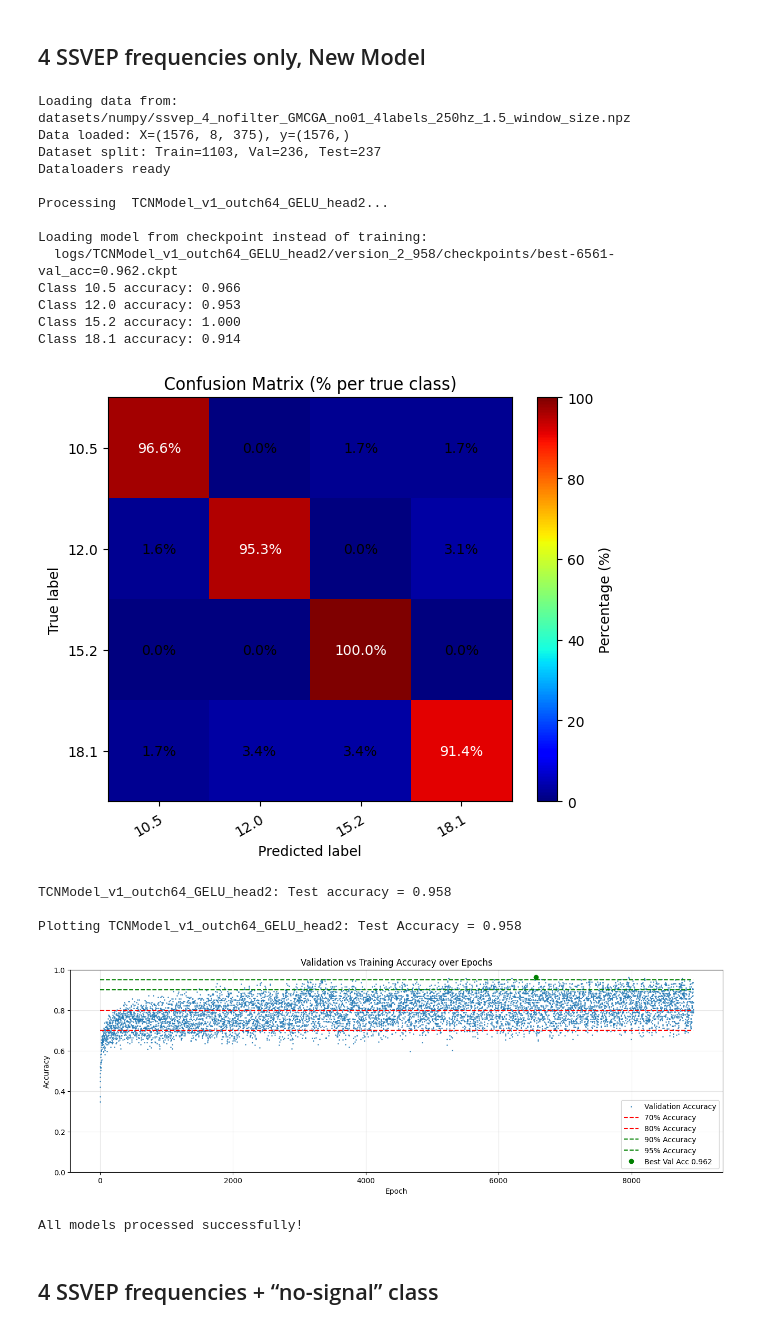
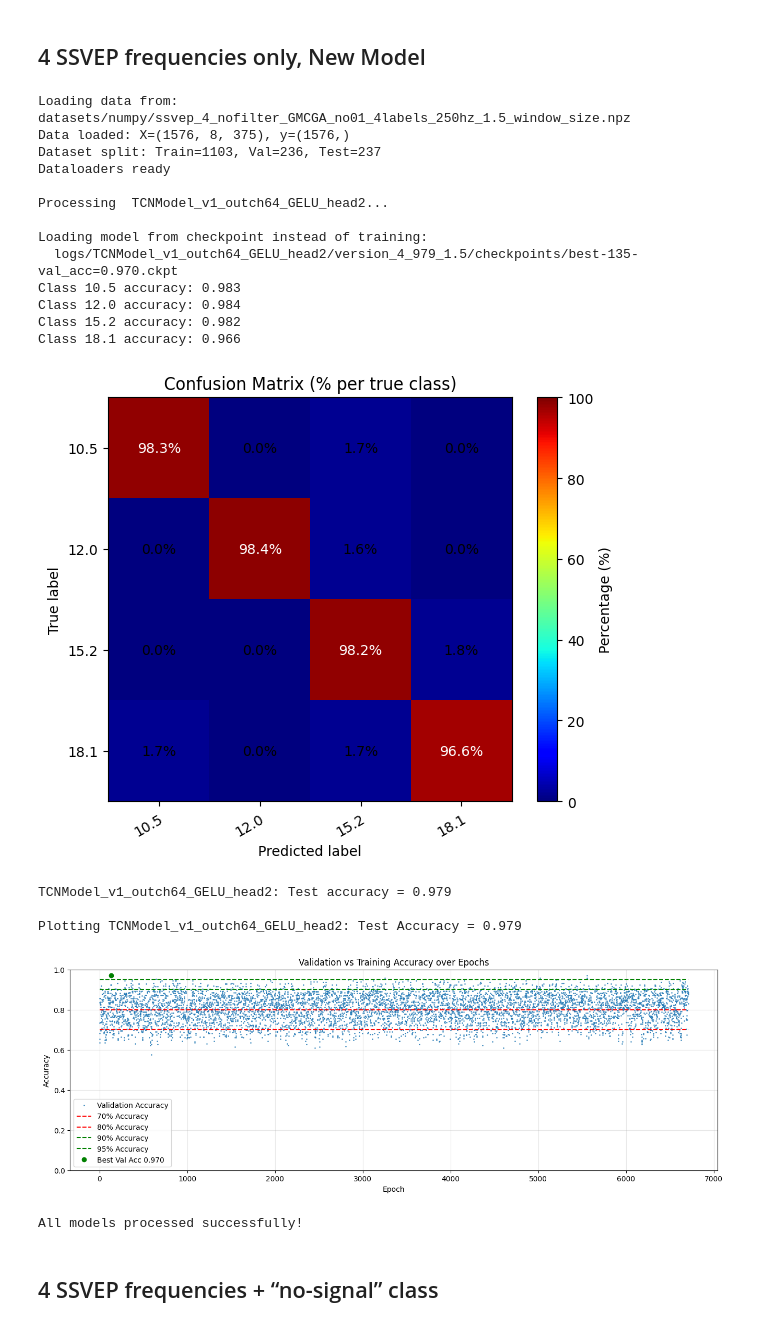
Before and after one commit to GeorgTenzing/EEG_Classification, a Jupyter notebook: Result_presentation.ipynb, the cells around one changed output. Cells and saved outputs as stored; diff of their text form; code cells hidden in the pictures.

Commit message:
new 4 label model showed 0.979 testing accuracy

```diff
--- a/Result_presentation.ipynb
+++ b/Result_presentation.ipynb
@@ -63,43 +63,45 @@ models = [
 shared_parameters_ssvep = {
     "data_path": "datasets/numpy/ssvep_4_nofilter_GMCGA_no01_4labels_250hz_1.5_window_size.npz",
 
     "DATASET_CLASS": EEGDataset_with_filters,
 
     "NOTCH_50": True,
     "OCCIPITAL_SLICE": slice(0, 8),
 
     "MAX_TIME": "00:00:40:00",
     "MODEL_KWARGS": {
         "in_channels": 8,
 
         "num_classes": 4,
         "class_labels": [10.5, 12.0, 15.2, 18.1],
         "class_weights": [1.0, 1.0, 1.0, 1.0],
     },
 
     "skip_training": True,
-    "LOAD_CHECKPOINT": "logs/TCNModel_v1_outch64_GELU_head2/version_2_958/checkpoints/best-6561-val_acc=0.962.ckpt",
+    # "LOAD_CHECKPOINT": "logs/TCNModel_v1_outch64_GELU_head2/version_2_958/checkpoints/best-6561-val_acc=0.962.ckpt",    # 40min
+    # "LOAD_CHECKPOINT": "logs/TCNModel_v1_outch64_GELU_head2/version_3_958_1h/checkpoints/best-9708-val_acc=0.975.ckpt",    # 1h
+    "LOAD_CHECKPOINT": "logs/TCNModel_v1_outch64_GELU_head2/version_4_979_1.5/checkpoints/best-135-val_acc=0.970.ckpt",    # 1h
 }
 results, test_loader = run_multiple_models(models, shared_parameters_ssvep)
 # %% [output]
 Loading data from: datasets/numpy/ssvep_4_nofilter_GMCGA_no01_4labels_250hz_1.5_window_size.npz
 Data loaded: X=(1576, 8, 375), y=(1576,)
 Dataset split: Train=1103, Val=236, Test=237
 Dataloaders ready
 
 Processing  TCNModel_v1_outch64_GELU_head2...
 
 Loading model from checkpoint instead of training:
-  logs/TCNModel_v1_outch64_GELU_head2/version_2_958/checkpoints/best-6561-val_acc=0.962.ckpt
-Class 10.5 accuracy: 0.966
-Class 12.0 accuracy: 0.953
-Class 15.2 accuracy: 1.000
-Class 18.1 accuracy: 0.914
+  logs/TCNModel_v1_outch64_GELU_head2/version_4_979_1.5/checkpoints/best-135-val_acc=0.970.ckpt
+Class 10.5 accuracy: 0.983
+Class 12.0 accuracy: 0.984
+Class 15.2 accuracy: 0.982
+Class 18.1 accuracy: 0.966
-[figure, old version]
+[figure, new version]
-TCNModel_v1_outch64_GELU_head2: Test accuracy = 0.958
+TCNModel_v1_outch64_GELU_head2: Test accuracy = 0.979
 
-Plotting TCNModel_v1_outch64_GELU_head2: Test Accuracy = 0.958
+Plotting TCNModel_v1_outch64_GELU_head2: Test Accuracy = 0.979
-[figure, old version]
+[figure, new version]
 All models processed successfully!
 # %% [markdown]
 ## 4 SSVEP frequencies + “no-signal” class
```
Also changed, not shown: 6 other files.
